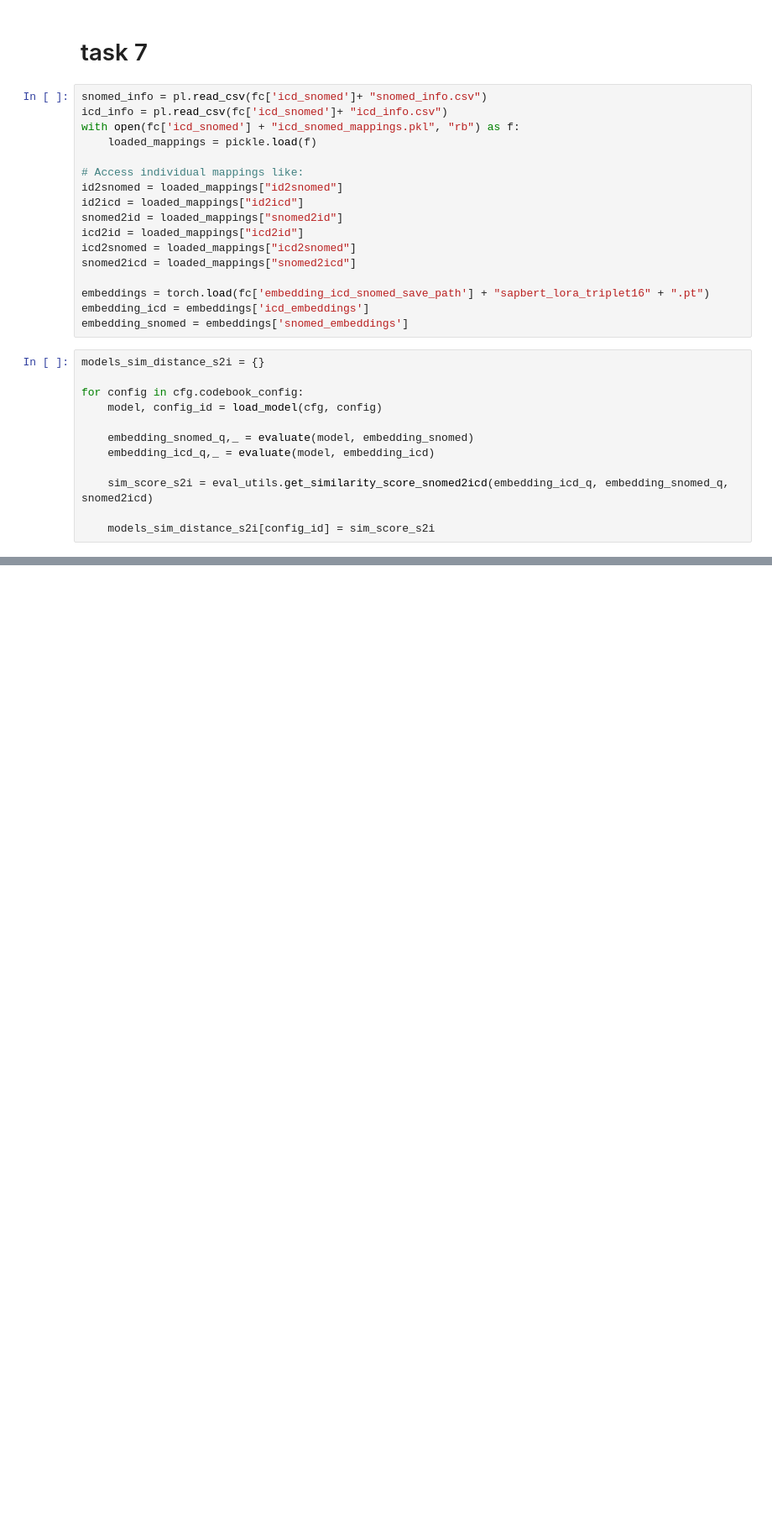
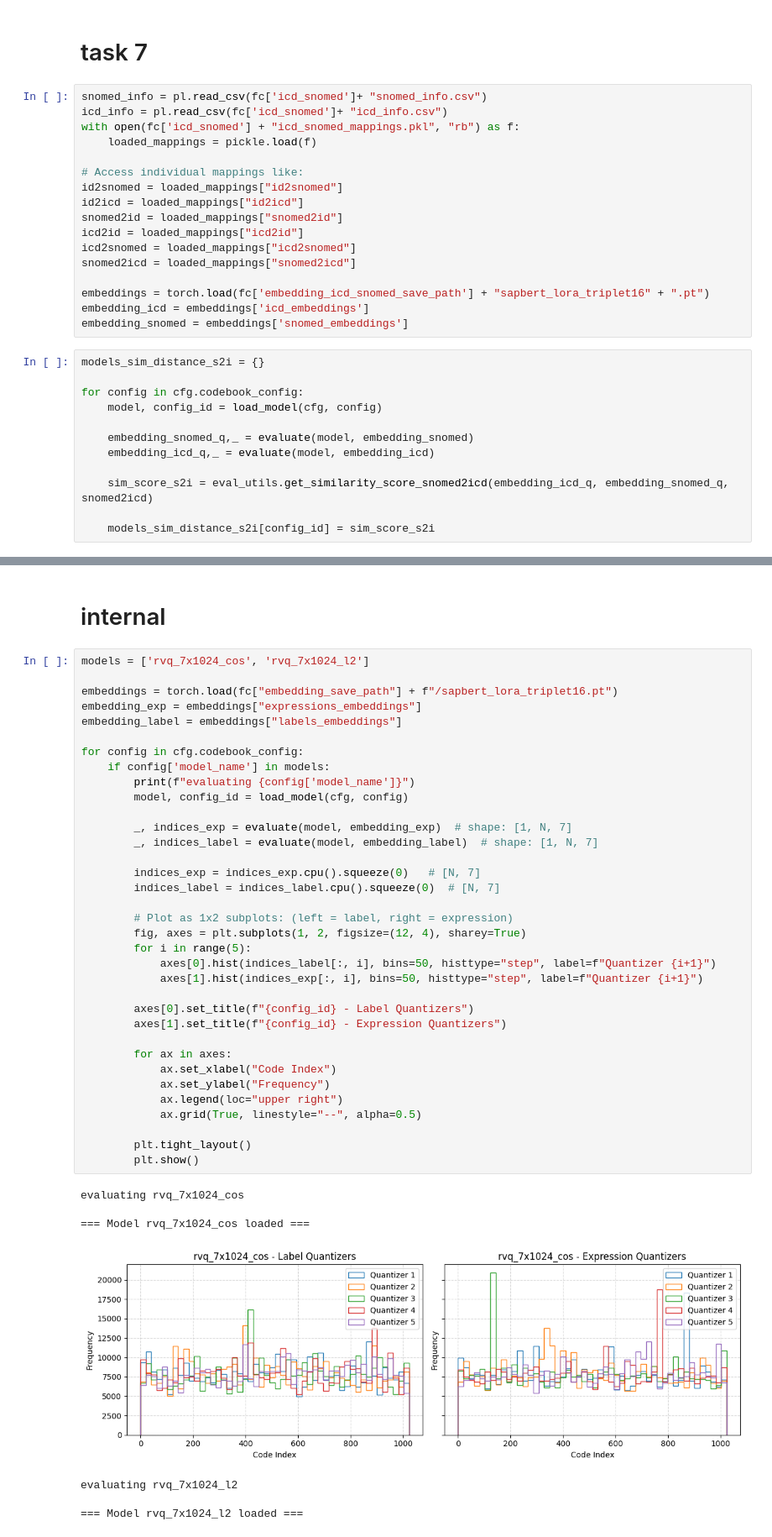
Before and after one commit to yy-suisse/vector-quantize-pytorch, a Jupyter notebook: 5.quantizer.ipynb, the cells around one changed output, grey strips where cells are left out. Shown: that part at 84% size. Drawn from its saved outputs; the diff is of its cells as text; blank space fills up the shorter version.

```diff
--- a/5.quantizer.ipynb
+++ b/5.quantizer.ipynb
@@ -495,0 +472,45 @@ pd.DataFrame(models_sim_distance_s2i)
+# %% [markdown]
+# internal
+# %%
+models = ['rvq_7x1024_cos', 'rvq_7x1024_l2']
+
+embeddings = torch.load(fc["embedding_save_path"] + f"/sapbert_lora_triplet16.pt")
+embedding_exp = embeddings["expressions_embeddings"]
+embedding_label = embeddings["labels_embeddings"]
+
+for config in cfg.codebook_config:
+    if config['model_name'] in models:
+        print(f"evaluating {config['model_name']}")
+        model, config_id = load_model(cfg, config)
+
+        _, indices_exp = evaluate(model, embedding_exp)  # shape: [1, N, 7]
+        _, indices_label = evaluate(model, embedding_label)  # shape: [1, N, 7]
+
+        indices_exp = indices_exp.cpu().squeeze(0)   # [N, 7]
+        indices_label = indices_label.cpu().squeeze(0)  # [N, 7]
+
+        # Plot as 1x2 subplots: (left = label, right = expression)
+        fig, axes = plt.subplots(1, 2, figsize=(12, 4), sharey=True)
+        for i in range(5):
+            axes[0].hist(indices_label[:, i], bins=50, histtype="step", label=f"Quantizer {i+1}")
+            axes[1].hist(indices_exp[:, i], bins=50, histtype="step", label=f"Quantizer {i+1}")
+
+        axes[0].set_title(f"{config_id} - Label Quantizers")
+        axes[1].set_title(f"{config_id} - Expression Quantizers")
+
+        for ax in axes:
+            ax.set_xlabel("Code Index")
+            ax.set_ylabel("Frequency")
+            ax.legend(loc="upper right")
+            ax.grid(True, linestyle="--", alpha=0.5)
+
+        plt.tight_layout()
+        plt.show()
+# %% [output]
+evaluating rvq_7x1024_cos
+
+=== Model rvq_7x1024_cos loaded ===
+[figure, added]
+evaluating rvq_7x1024_l2
+
+=== Model rvq_7x1024_l2 loaded ===
```
Also changed, not shown: parts of 13 cells of this notebook.
